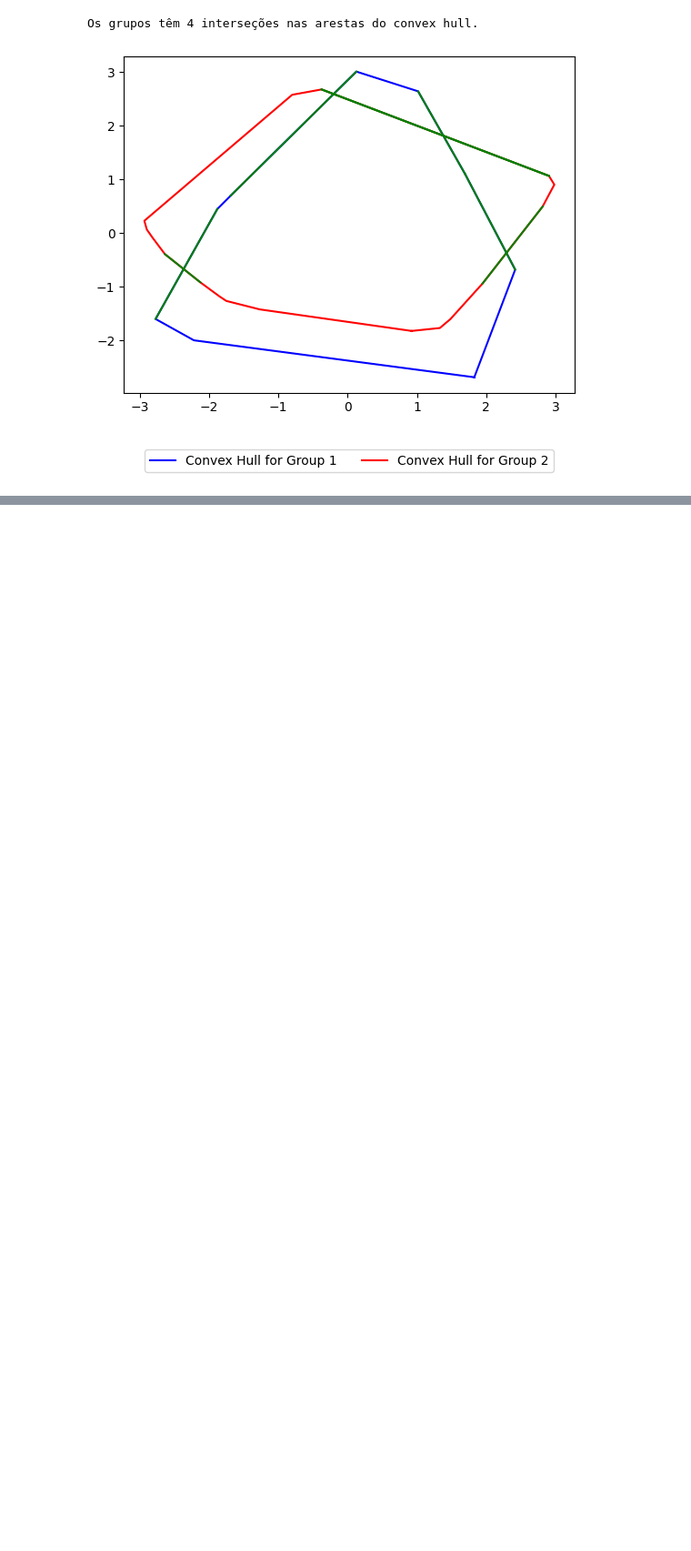
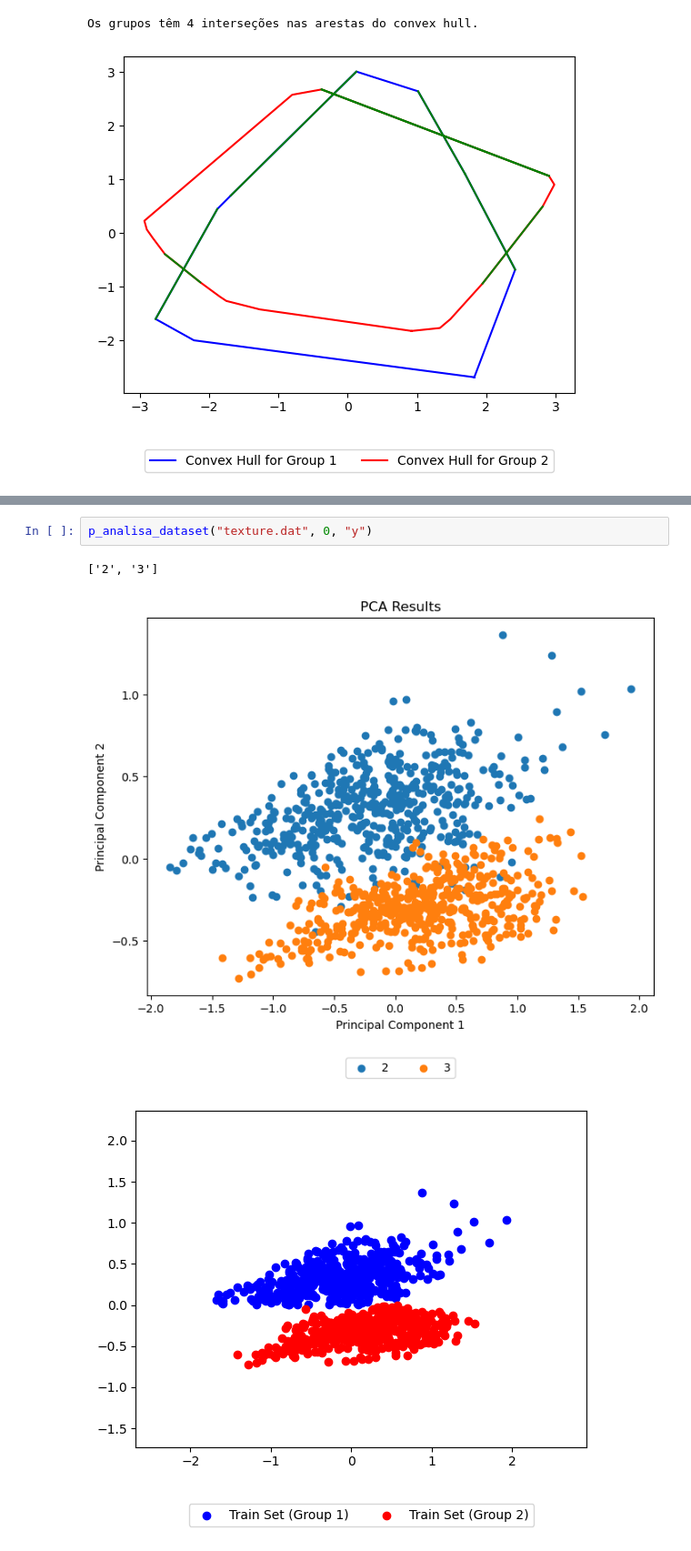
Before and after one commit to LeoOMaia/ALG-2, a Jupyter notebook: trabson.ipynb, the cells around one changed output, grey strips where cells are left out. Shown at 91% size. Saved outputs shown, nothing was run; the diff lists cells and outputs as text; blank space fills up the shorter version.

```diff
--- a/trabson.ipynb
+++ b/trabson.ipynb
@@ -513,0 +599,6 @@ https://sci2s.ugr.es/keel/dataset.php?cod=31
+# %%
+p_analisa_dataset("texture.dat", 0, "y")
+# %% [output]
+['2', '3']
+[figure, added]
+[figure, added]
```
Also changed, not shown: parts of 18 cells of this notebook.
